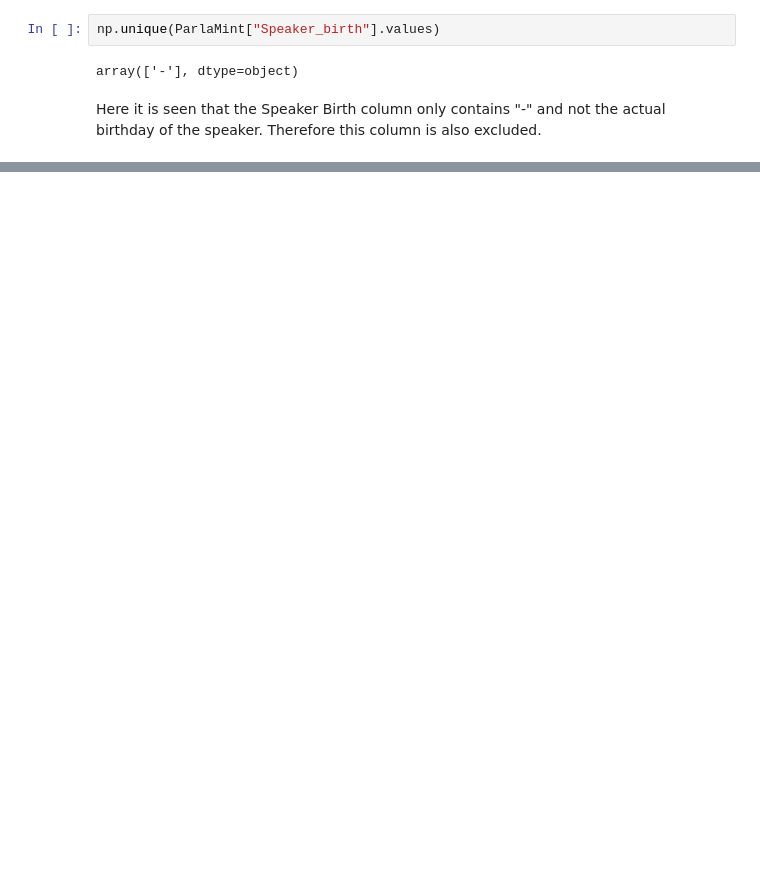
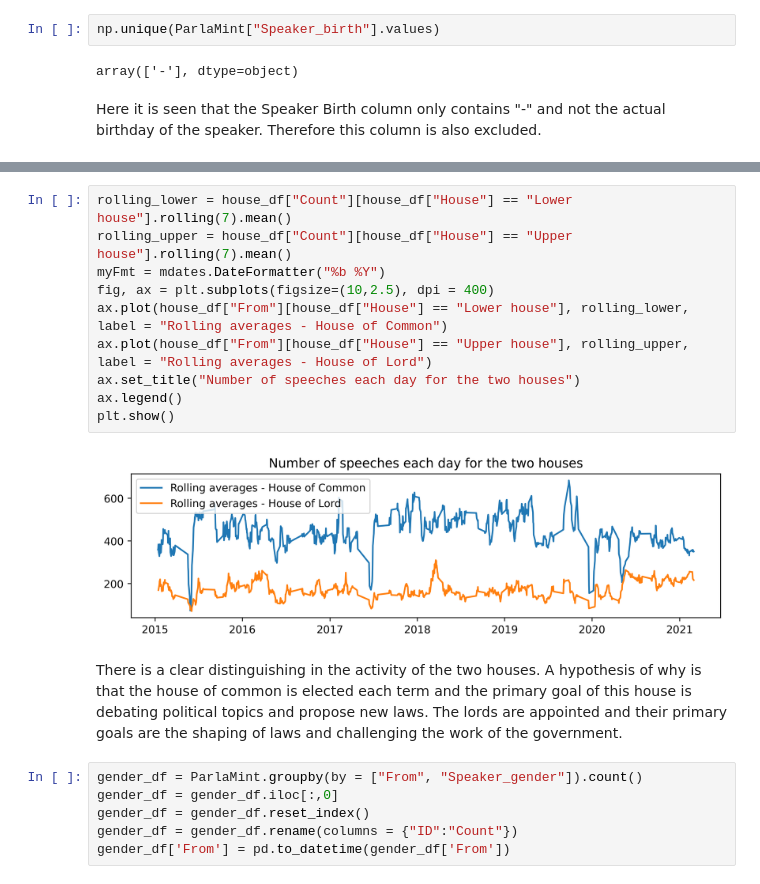
Before and after one commit to DanielHolmelund/Computational-Social-Science-02467, a Jupyter notebook: Project/Basic_stats.ipynb, the cells around one changed output, grey strips where cells are left out. Drawn from its saved outputs; the diff is of its cells as text; blank space fills up the shorter version.

```diff
--- a/Project/Basic_stats.ipynb
+++ b/Project/Basic_stats.ipynb
@@ -147,0 +202,20 @@ Name: Party_status, Length: 17219, dtype: object
+# %%
+rolling_lower = house_df["Count"][house_df["House"] == "Lower house"].rolling(7).mean()
+rolling_upper = house_df["Count"][house_df["House"] == "Upper house"].rolling(7).mean()
+myFmt = mdates.DateFormatter("%b %Y")
+fig, ax = plt.subplots(figsize=(10,2.5), dpi = 400)
+ax.plot(house_df["From"][house_df["House"] == "Lower house"], rolling_lower, label = "Rolling averages - House of Common")
+ax.plot(house_df["From"][house_df["House"] == "Upper house"], rolling_upper, label = "Rolling averages - House of Lord")
+ax.set_title("Number of speeches each day for the two houses")
+ax.legend()
+plt.show()
+# %% [output]
+[figure, added]
+# %% [markdown]
+There is a clear distinguishing in the activity of the two houses. A hypothesis of why is that the house of common is elected each term and the primary goal of this house is debating political topics and propose new laws. The lords are appointed and their primary goals are the shaping of laws and challenging the work of the government.
+# %%
+gender_df = ParlaMint.groupby(by = ["From", "Speaker_gender"]).count()
+gender_df = gender_df.iloc[:,0]
+gender_df = gender_df.reset_index()
+gender_df = gender_df.rename(columns = {"ID":"Count"})
+gender_df['From'] = pd.to_datetime(gender_df['From'])
```
Also changed, not shown: parts of 14 cells of this notebook.
